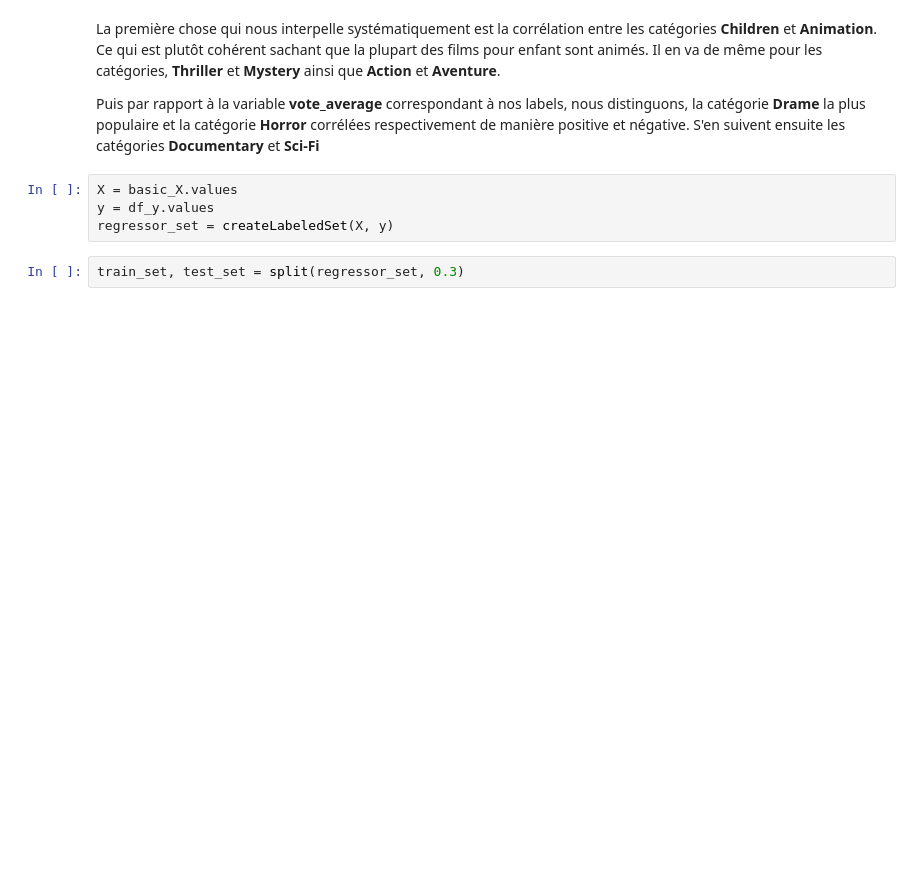
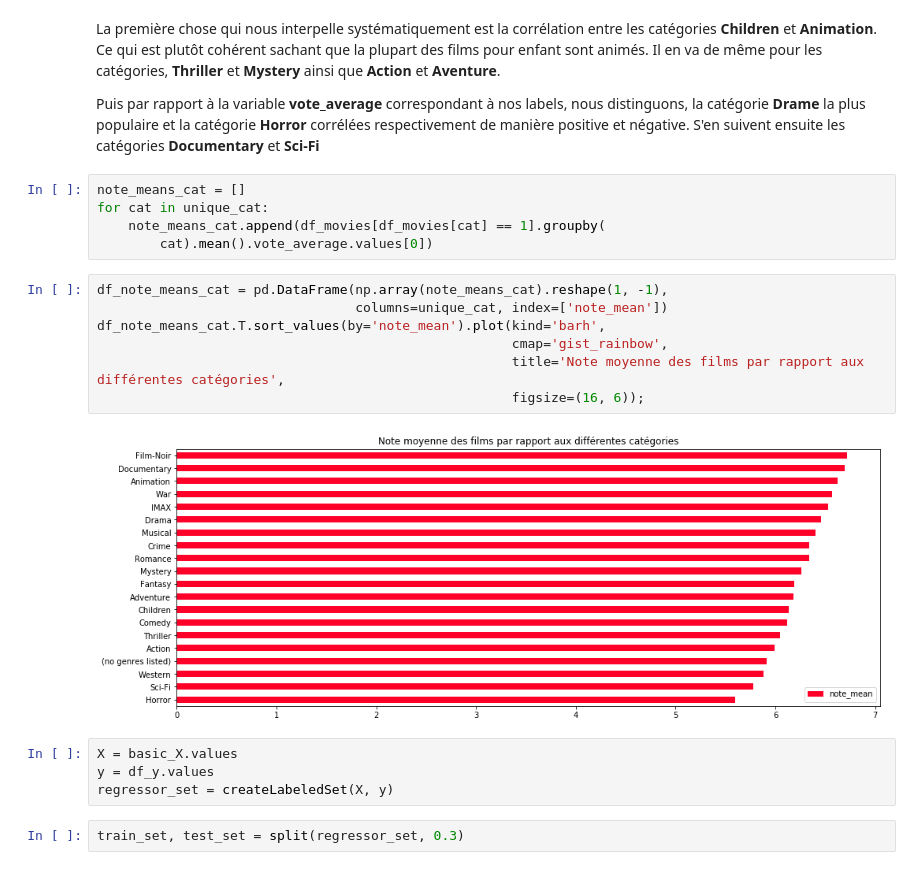
Before and after one commit to ATidiane/IMDb-Data-Analysis, a Jupyter notebook: consignes-Copy2.ipynb, the cells around one changed output. Saved outputs shown, nothing was run; the diff lists cells and outputs as text; blank space fills up the shorter version.

```diff
--- a/consignes-Copy2.ipynb
+++ b/consignes-Copy2.ipynb
@@ -607,6 +595,20 @@ correlation_matrix(basic_X, df_y, annot=True)
 La première chose qui nous interpelle systématiquement est la corrélation entre les catégories **Children** et **Animation**. Ce qui est plutôt cohérent sachant que la plupart des films pour enfant sont animés. Il en va de même pour les catégories, **Thriller** et **Mystery** ainsi que **Action** et **Aventure**.
 
 Puis par rapport à la variable **vote_average** correspondant à nos labels, nous distinguons, la catégorie **Drame** la plus populaire et la catégorie **Horror** corrélées respectivement de manière positive et négative. S'en suivent ensuite les catégories **Documentary** et **Sci-Fi**
+# %%
+note_means_cat = []
+for cat in unique_cat:
+    note_means_cat.append(df_movies[df_movies[cat] == 1].groupby(
+        cat).mean().vote_average.values[0])
+# %%
+df_note_means_cat = pd.DataFrame(np.array(note_means_cat).reshape(1, -1),
+                                 columns=unique_cat, index=['note_mean'])
+df_note_means_cat.T.sort_values(by='note_mean').plot(kind='barh',
+                                                     cmap='gist_rainbow',
+                                                     title='Note moyenne des films par rapport aux différentes catégories',
+                                                     figsize=(16, 6));
+# %% [output]
+[figure, added]
 # %%
 X = basic_X.values
 y = df_y.values
```
Also changed, not shown: parts of 27 cells of this notebook.
